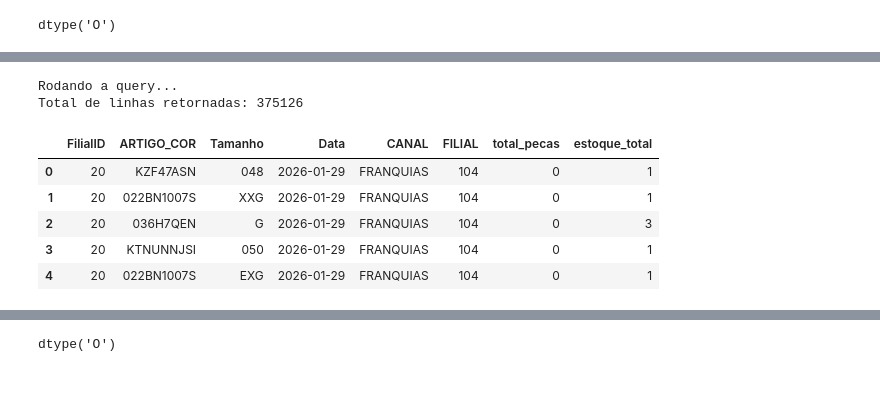
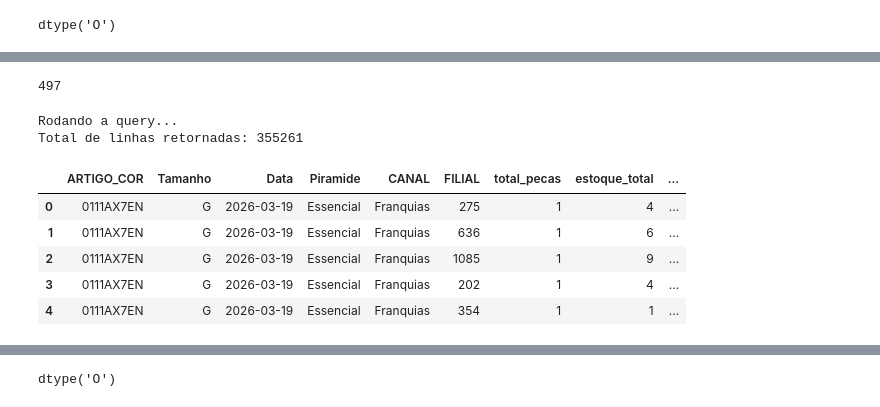
Before and after one commit to Gabrielxdev/projecao, a Jupyter notebook: QUERY.ipynb, the cells around one changed output, grey strips where cells are left out. Cells and saved outputs as stored; diff of their text form; code cells hidden in the pictures.

```diff
--- a/QUERY.ipynb
+++ b/QUERY.ipynb
@@ -98,0 +166,4 @@ df_CA.to_excel('data/df_CA.xlsx', index=False)
+# %%
+df_CA_V2['FILIAL'].nunique()
+# %% [output]
+497
@@ -105,61 +178,53 @@ DECLARE lista_filial  STRING;
 SET lista_artigos = '{string_artigos}';
 SET lista_filial = '{string_filiais}';
 
 
 
 
 SELECT
-    A.FilialID,
     A.ArtigoID ARTIGO_COR,
     A.Tamanho,
-    A.Data,
-    B.TIPO_FILIAL as CANAL,
-    D.PONTO_VENDA_COD AS FILIAL,
+    A.Data as Data,
+    A.Piramide,
+    A.CANAL_PV as CANAL,
+    CAST(A.Ponto_Venda_Cod AS STRING) AS FILIAL,
     cast(coalesce(SUM(A.Q_Pecas), 0) as INT) AS total_pecas,
-    coalesce(SUM(A.Q_Estoque_Total), 0) AS estoque_total
+    coalesce(SUM(A.Q_Estoque_Total), 0) AS estoque_total,
+    coalesce(SUM(A.Q_Estoque_Transito), 0) AS estoque_transito,
 FROM
     `hering-data-analytics-prod.BI.performance_comercial_fato_bi` AS A
-LEFT JOIN
-    `hering-data-analytics-prod.GOLD.dim_filiais_ro` AS B
-    ON A.FilialID = B.LOJA_COD
-LEFT JOIN
-    `hering-data-analytics-prod.BI.performance_comercial_dim_filiais` as D on A.FilialID = D.LOJA_ID
 WHERE
- A.Data = CURRENT_DATE() - 1
-    AND B.TIPO_FILIAL = 'FRANQUIAS'
-    AND A.ArtigoID IN UNNEST(SPLIT(lista_artigos, ','))
-    AND D.PONTO_VENDA_COD IN UNNEST(SPLIT(lista_filial, ','))
+    A.Piramide IN ('Essencial', 'Sazonal')
+    AND A.Data = current_date() - 1
+    AND A.CANAL_PV = 'Franquias'
+    AND CAST(A.Ponto_Venda_Cod AS STRING) IN UNNEST(SPLIT(lista_filial, ','))
+    AND A.ArtigoID  IN UNNEST(SPLIT(lista_artigos, ','))
 GROUP BY
-    A.FilialID,
     A.ArtigoID,
     A.Tamanho,
     A.Data,
     A.Piramide,
-    B.TIPO_FILIAL,
-    B.PONTO_VENDA,
-    D.PONTO_VENDA_COD
-ORDER BY
-    A.FilialID ASC
-
+    A.CANAL_PV,
+    A.Ponto_Venda_Cod
 
 """
 
 # 4. Executa e joga direto para um DataFrame do Pandas
 print("Rodando a query...")
 df_stk  = client.query(query).to_dataframe()
 
 # 5. Visualiza o resultado
 print(f"Total de linhas retornadas: {len(df_stk)}")
 display(df_stk.head())
 # %% [output]
 Rodando a query...
-Total de linhas retornadas: 375126
+Total de linhas retornadas: 355261
-|  | FilialID | ARTIGO_COR | Tamanho | Data | CANAL | FILIAL | total_pecas | estoque_total |
-| 0 | 20 | KZF47ASN | 048 | 2026-01-29 | FRANQUIAS | 104 | 0 | 1 |
-| 1 | 20 | 022BN1007S | XXG | 2026-01-29 | FRANQUIAS | 104 | 0 | 1 |
-| 2 | 20 | 036H7QEN | G | 2026-01-29 | FRANQUIAS | 104 | 0 | 3 |
-| 3 | 20 | KTNUNNJSI | 050 | 2026-01-29 | FRANQUIAS | 104 | 0 | 1 |
-| 4 | 20 | 022BN1007S | EXG | 2026-01-29 | FRANQUIAS | 104 | 0 | 1 |
+|  | ARTIGO_COR | Tamanho | Data | Piramide | CANAL | FILIAL | total_pecas | estoque_total | ... |
+| 0 | 0111AX7EN | G | 2026-03-19 | Essencial | Franquias | 275 | 1 | 4 | ... |
+| 1 | 0111AX7EN | G | 2026-03-19 | Essencial | Franquias | 636 | 1 | 6 | ... |
+| 2 | 0111AX7EN | G | 2026-03-19 | Essencial | Franquias | 1085 | 1 | 9 | ... |
+| 3 | 0111AX7EN | G | 2026-03-19 | Essencial | Franquias | 202 | 1 | 4 | ... |
+| 4 | 0111AX7EN | G | 2026-03-19 | Essencial | Franquias | 354 | 1 | 1 | ... |
 # %%
 df_stk.shape
 # %% [output]
```
Also changed, not shown: parts of 21 cells of this notebook, 1 other file.
